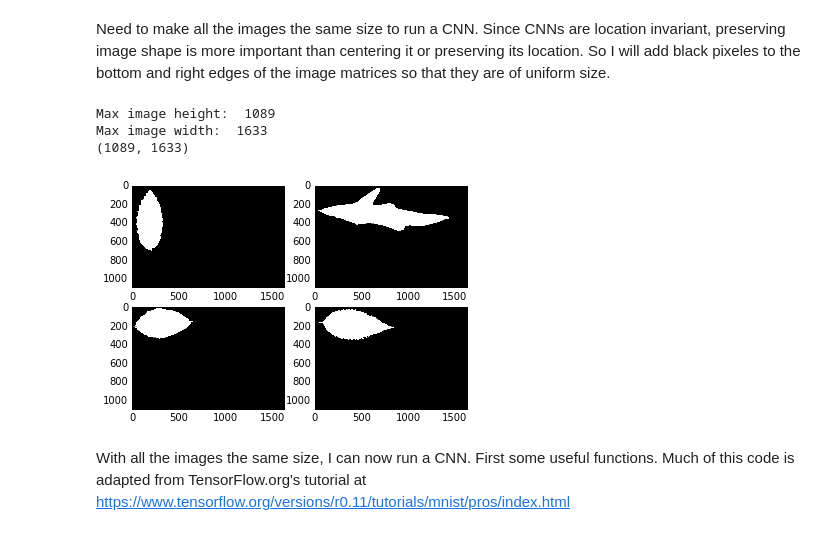
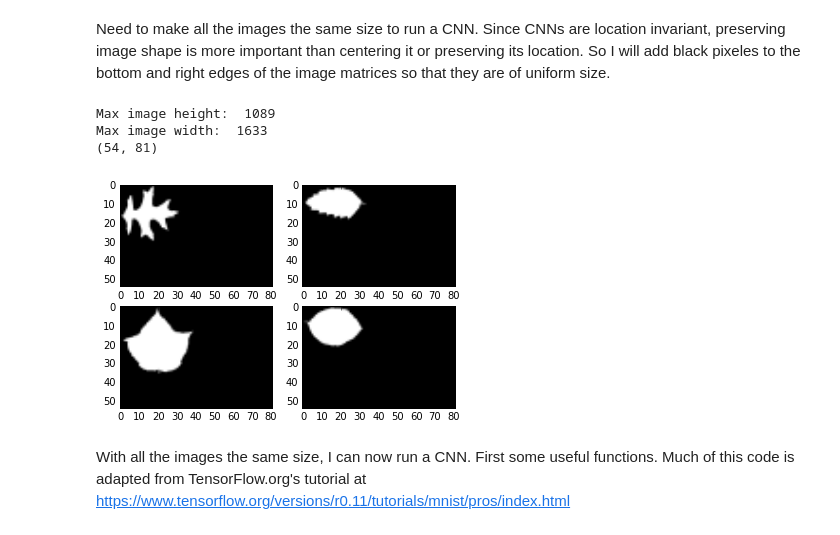
Before and after one commit to mesargent/udacity_machine_learning, a Jupyter notebook: leaf_classifier/leaf_classification_notebook.ipynb, the cells around one changed output. Drawn from its saved outputs; the diff is of its cells as text; code cells hidden in the pictures.

Commit message:
finished simple graph for leaf classifier

```diff
--- a/leaf_classifier/leaf_classification_notebook.ipynb
+++ b/leaf_classifier/leaf_classification_notebook.ipynb
@@ -108,11 +112,24 @@ Need to make all the images the same size to run a CNN. Since CNNs are location
 max_height = 0
 max_width = 0
 
-for i in images:
-    if i.shape[0] > max_height:
-        max_height = i.shape[0]
-    if i.shape[1] > max_width:
-        max_width = i.shape[1]
+def getMaxShape(data):
+    max_height = 0
+    max_width = 0
+    for i in data:
+        if i.shape[0] > max_height:
+            max_height = i.shape[0]
+        if i.shape[1] > max_width:
+            max_width = i.shape[1]
+    return max_height, max_width
+
+maxTrain = getMaxShape(train_images)
+maxValid = getMaxShape(valid_images)
+maxTest = getMaxShape(test_images)
+maxdims = [maxTrain, maxValid, maxTest]
+
+from operator import itemgetter
+max_height, max_width = max(maxdims, key=itemgetter(0))
+
 
 print "Max image height: ", max_height
 print "Max image width: ", max_width
@@ -124,24 +141,35 @@ def add_padding(image, width, height):
     npad = ((0, add_bottom), (0, add_right))
     return np.pad(image, pad_width=npad, mode='constant', constant_values=0)
 
+# run add_padding on all the images
 train_images_padded = np.array([add_padding(i, max_width, max_height) for i in train_images])
 valid_images_padded = np.array([add_padding(i, max_width, max_height) for i in valid_images])
 test_images_padded = np.array([add_padding(i, max_width, max_height) for i in test_images])
-print train_images_padded[108].shape
+
+#resize images to something manageable
+def resize(img, factor):
+    return cv2.resize(img, (int(factor*img.shape[1]),int(factor*img.shape[0])),
+                     interpolation = cv2.INTER_AREA)
+
+factor = .05
+train_images_resized = np.array([resize(i, factor) for i in train_images_padded])
+valid_images_resized = np.array([resize(i, factor) for i in valid_images_padded])
+test_images_resized = np.array([resize(i, factor) for i in test_images_padded])
+print train_images_resized[108].shape
 # %% [output]
 Max image height:  1089
 Max image width:  1633
-(1089, 1633)
+(54, 81)
 # %%
 #visualize a few examples, visually verify that padding was added
 fig = plt.figure()
 counter = 1
-for ima in train_images_padded[:4]:
+for ima in train_images_resized[:4]:
     a = fig.add_subplot(2,2, counter)
     plt.imshow(ima, cmap='gray')
     counter +=1
 # %% [output]
-[figure, old version]
+[figure, new version]
 # %% [markdown]
 With all the images the same size, I can now run a CNN. First some useful functions. Much of this code is adapted from TensorFlow.org's tutorial at https://www.tensorflow.org/versions/r0.11/tutorials/mnist/pros/index.html
 # %%
```
Also changed, not shown: parts of 4 cells of this notebook.
